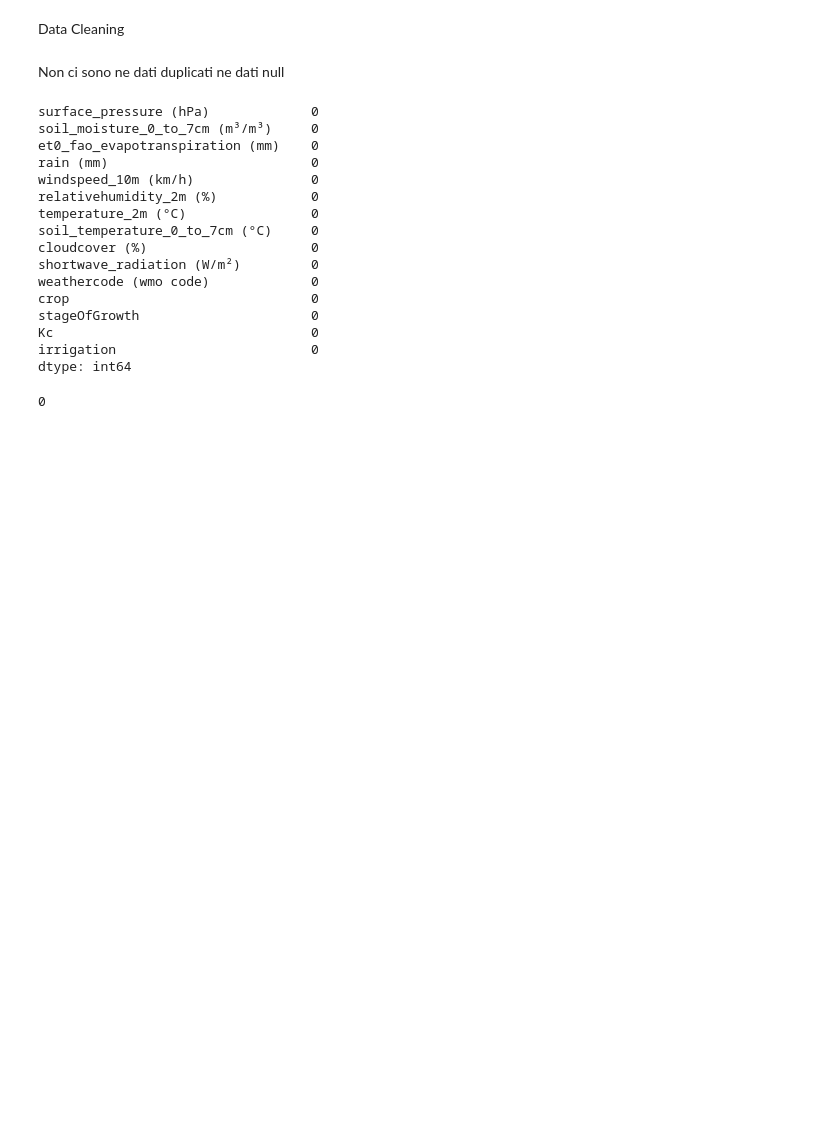
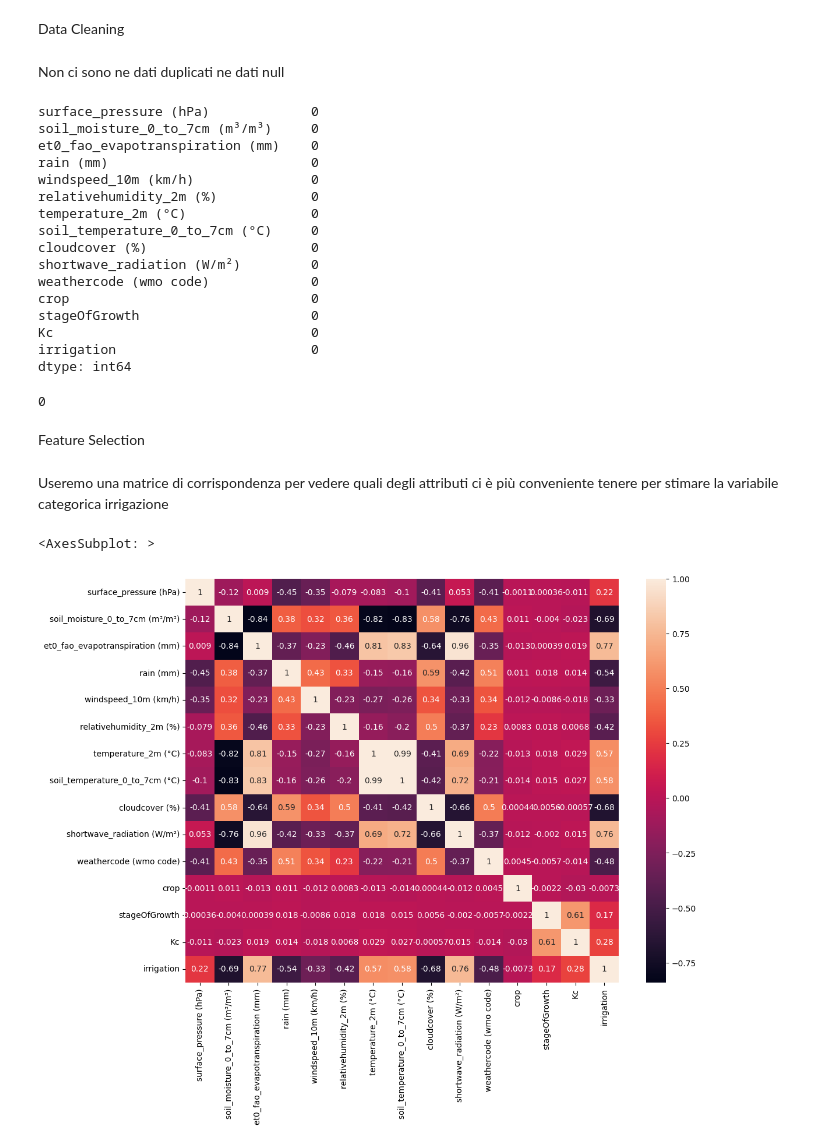
Before and after one commit to benedettoscala/EnIA-FIA, a Jupyter notebook: Pipeline/EnIANotebook.ipynb, the cells around one changed output. Cells and saved outputs as stored; diff of their text form; code cells hidden in the pictures; blank space fills up the shorter version.

```diff
--- a/Pipeline/EnIANotebook.ipynb
+++ b/Pipeline/EnIANotebook.ipynb
@@ -102,3 +120,16 @@ dtype: int64
 irrigazione.duplicated().sum()
 # %% [output]
 0
+# %% [markdown]
+Feature Selection
+# %% [markdown]
+Useremo una matrice di corrispondenza per vedere quali degli attributi ci è più conveniente tenere per stimare
+la variabile categorica irrigazione
+# %%
+corrmatrix = irrigazione.corr()
+#aumentare la dimensione della figura
+f, ax = plt.subplots(figsize=(12, 9))
+sns.heatmap(corrmatrix, annot=True)
+# %% [output]
+<AxesSubplot: >
+[figure, added]
```
Also changed, not shown: parts of 12 cells of this notebook.
